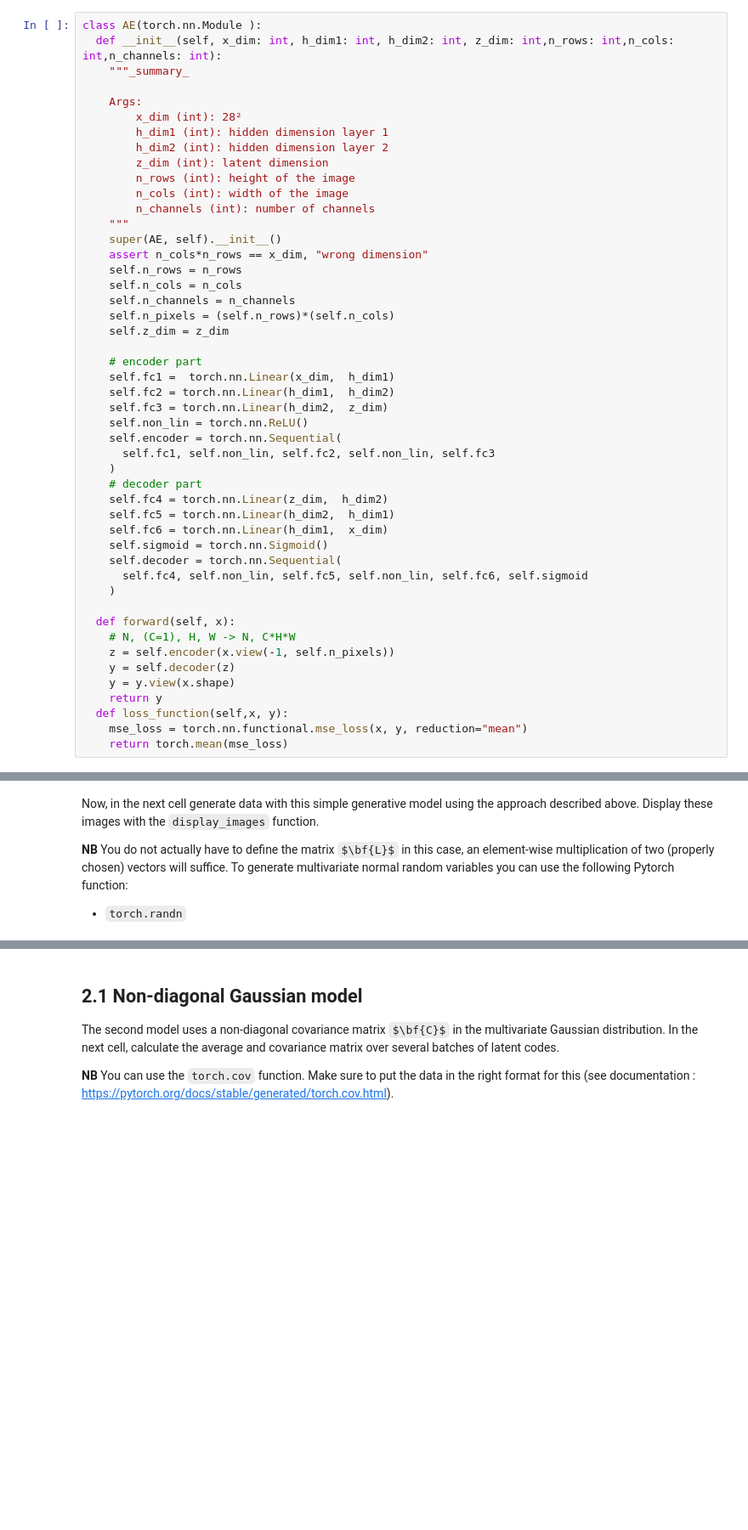
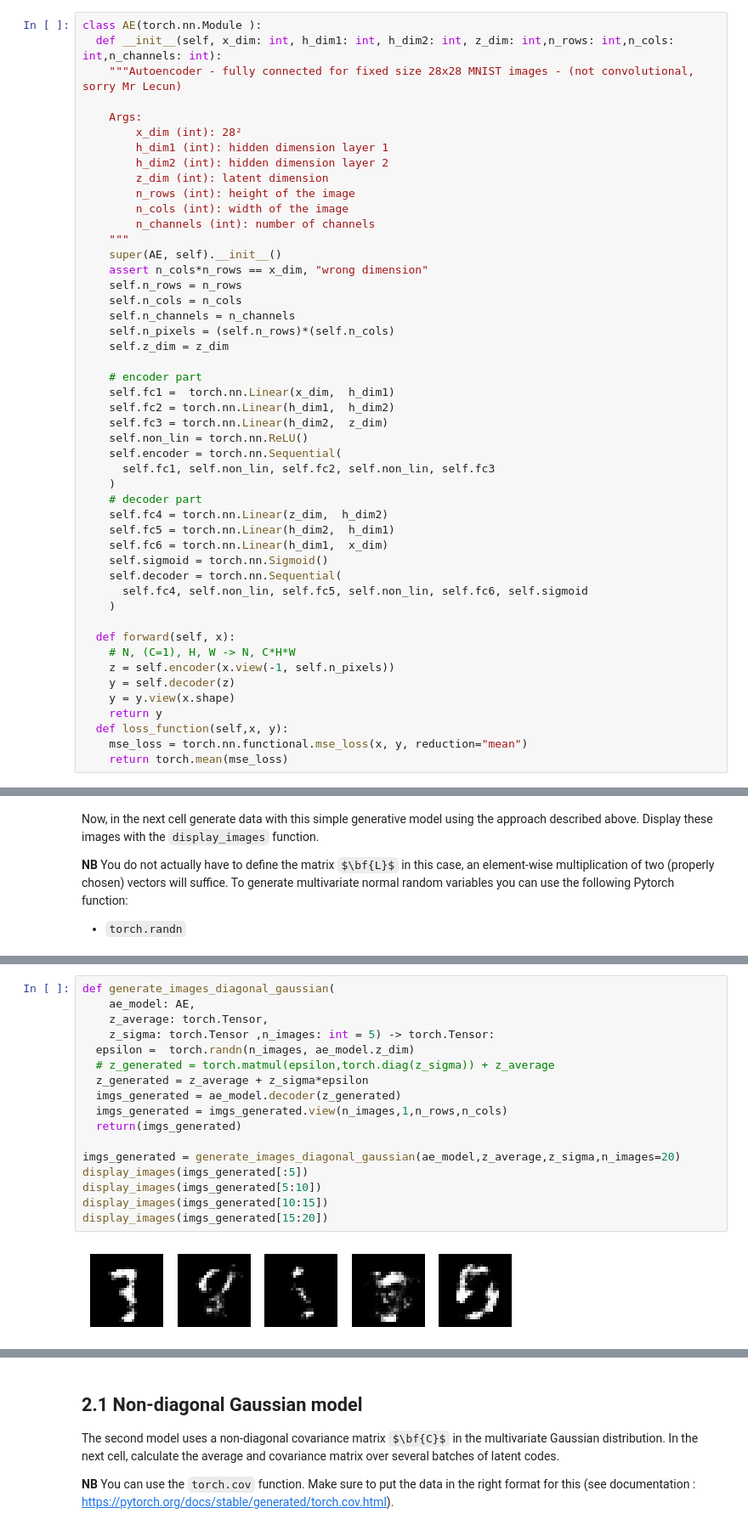
Before and after one commit to balthazarneveu/MVA24-delire, a Jupyter notebook: TP_4/tp_4.ipynb, the cells around one changed output, grey strips where cells are left out. Shown at 85% size. Drawn from its saved outputs; the diff is of its cells as text; some formulas as TeX source; blank space fills up the shorter version.

```diff
--- a/TP_4/tp_4.ipynb
+++ b/TP_4/tp_4.ipynb
@@ -104,7 +103,7 @@
 # %%
 class AE(torch.nn.Module ):
   def __init__(self, x_dim: int, h_dim1: int, h_dim2: int, z_dim: int,n_rows: int,n_cols: int,n_channels: int):
-    """_summary_
+    """Autoencoder - fully connected for fixed size 28x28 MNIST images - (not convolutional, sorry Mr Lecun)
 
     Args:
         x_dim (int): 28²
@@ -335,0 +333,19 @@ display_images(imgs_generated)
+# %%
+def generate_images_diagonal_gaussian(
+    ae_model: AE,
+    z_average: torch.Tensor,
+    z_sigma: torch.Tensor ,n_images: int = 5) -> torch.Tensor:
+  epsilon =  torch.randn(n_images, ae_model.z_dim)
+  # z_generated = torch.matmul(epsilon,torch.diag(z_sigma)) + z_average
+  z_generated = z_average + z_sigma*epsilon
+  imgs_generated = ae_model.decoder(z_generated)
+  imgs_generated = imgs_generated.view(n_images,1,n_rows,n_cols)
+  return(imgs_generated)
+
+imgs_generated = generate_images_diagonal_gaussian(ae_model,z_average,z_sigma,n_images=20)
+display_images(imgs_generated[:5])
+display_images(imgs_generated[5:10])
+display_images(imgs_generated[10:15])
+display_images(imgs_generated[15:20])
+# %% [output]
+[figure, added]
```
Also changed, not shown: parts of 24 cells of this notebook, 5 other files.
